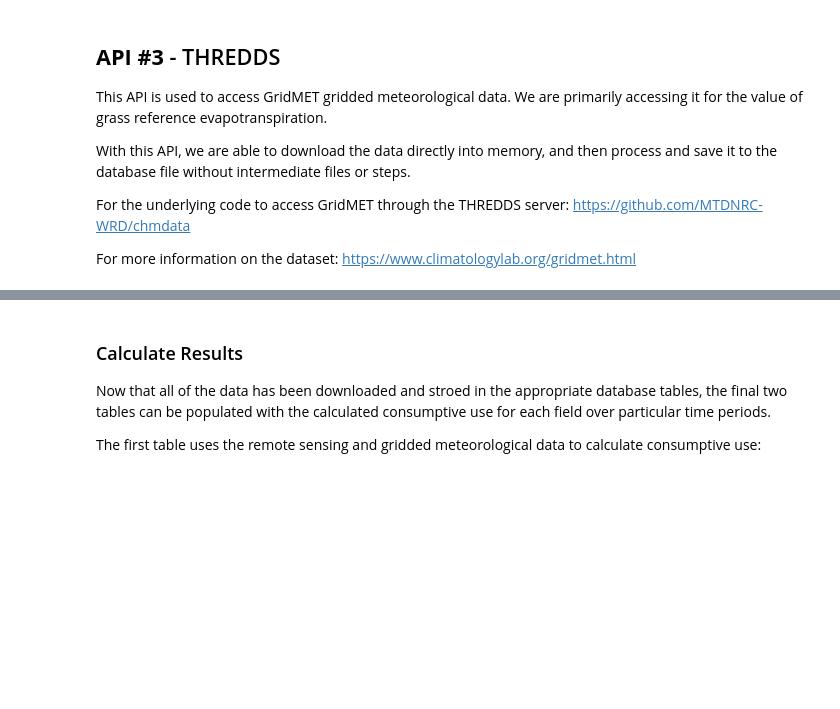
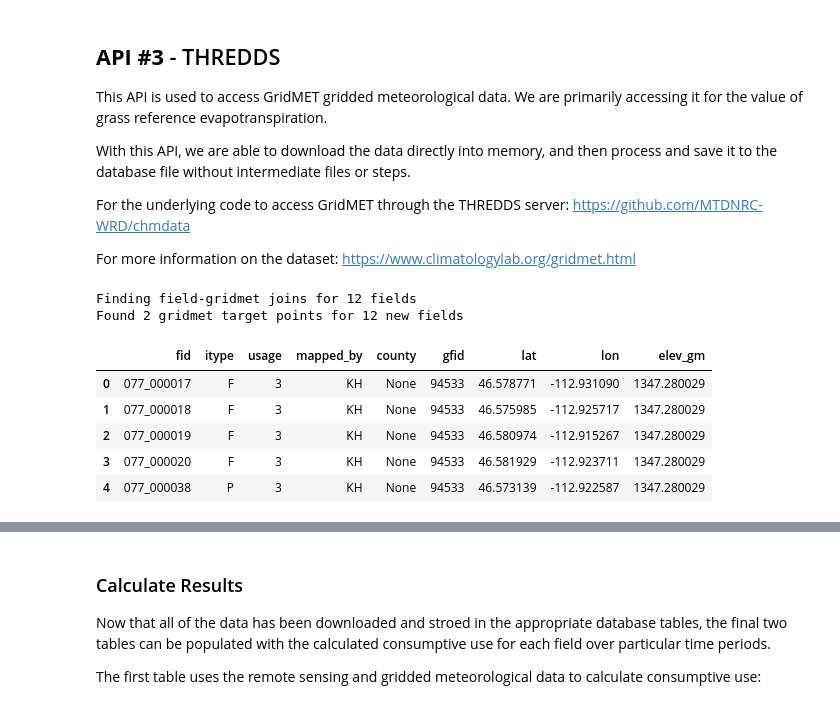
Before and after one commit to MTDNRC-WRD/openet, a Jupyter notebook: examples/example1.ipynb, the cells around one changed output, grey strips where cells are left out. Drawn from its saved outputs; the diff is of its cells as text; code cells hidden in the pictures; blank space fills up the shorter version.

```diff
--- a/examples/example1.ipynb
+++ b/examples/example1.ipynb
@@ -218,18 +218,20 @@ For more information on the dataset: https://www.climatologylab.org/gridmet.html
 # %%
 # location of gridmet files
 gm_d = 'F:/openet_pilot/gridmet'
 gridmet_cent = os.path.join(gm_d, 'gridmet_centroids_MT.shp')  # Shapefile with gridmet cell centroid locations
 rasters_ = os.path.join(gm_d, 'correction_surfaces_aea')  # Correction surfaces, one for each month and variable
 
 # Populate fid/gridmet lookup db table (about 7 hours?)
 gridmet_match_db(conec, fields, gridmet_cent, fields_db)
 
-# populate gridmet tables (also fetches data from gridmet - change to the xvec extraction method?)
-
-
-# define period of study for gridmet fetching
-pos_start, pos_end = '1987-01-01', '2023-12-31'
-
-# print gridmet table
-
-# Should I show a plot of associating each field with a GFID? Aggregating on different scales.
+# view table structure
+pd.read_sql("SELECT * FROM {} LIMIT 5".format(fields_db), conec)
+# %% [output]
+Finding field-gridmet joins for 12 fields
+Found 2 gridmet target points for 12 new fields
+|  | fid | itype | usage | mapped_by | county | gfid | lat | lon | elev_gm |
+| 0 | 077_000017 | F | 3 | KH | None | 94533 | 46.578771 | -112.931090 | 1347.280029 |
+| 1 | 077_000018 | F | 3 | KH | None | 94533 | 46.575985 | -112.925717 | 1347.280029 |
+| 2 | 077_000019 | F | 3 | KH | None | 94533 | 46.580974 | -112.915267 | 1347.280029 |
+| 3 | 077_000020 | F | 3 | KH | None | 94533 | 46.581929 | -112.923711 | 1347.280029 |
+| 4 | 077_000038 | P | 3 | KH | None | 94533 | 46.573139 | -112.922587 | 1347.280029 |
```
Also changed, not shown: parts of 17 cells of this notebook, 7 other files.
